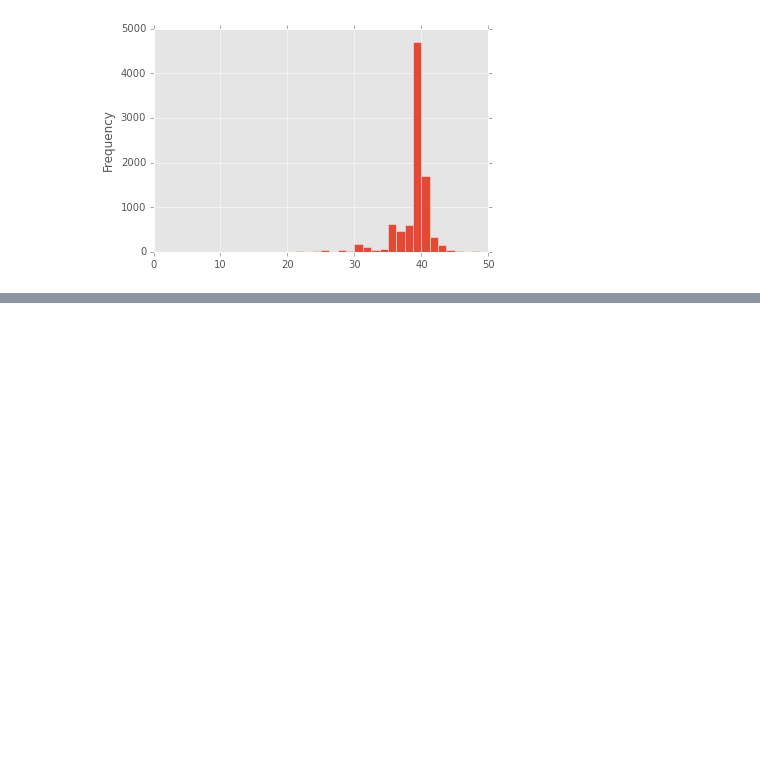
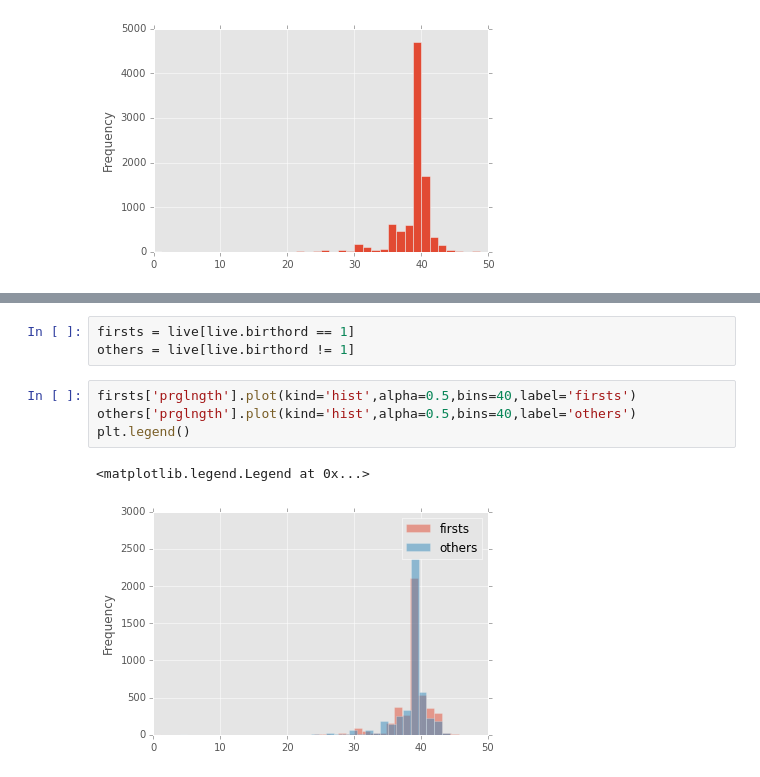
Before and after one commit to doolingdavid/ThinkStats2, a Jupyter notebook: code/chap01ex.ipynb, the cells around one changed output, grey strips where cells are left out. Drawn from its saved outputs; the diff is of its cells as text; blank space fills up the shorter version.

```diff
--- a/code/chap01ex.ipynb
+++ b/code/chap01ex.ipynb
@@ -400,0 +421,10 @@ live['prglngth'].plot(kind='hist',bins=40)
+# %%
+firsts = live[live.birthord == 1]
+others = live[live.birthord != 1]
+# %%
+firsts['prglngth'].plot(kind='hist',alpha=0.5,bins=40,label='firsts')
+others['prglngth'].plot(kind='hist',alpha=0.5,bins=40,label='others')
+plt.legend()
+# %% [output]
+<matplotlib.legend.Legend at 0x...>
+[figure, added]
```
Also changed, not shown: parts of 14 cells of this notebook.
